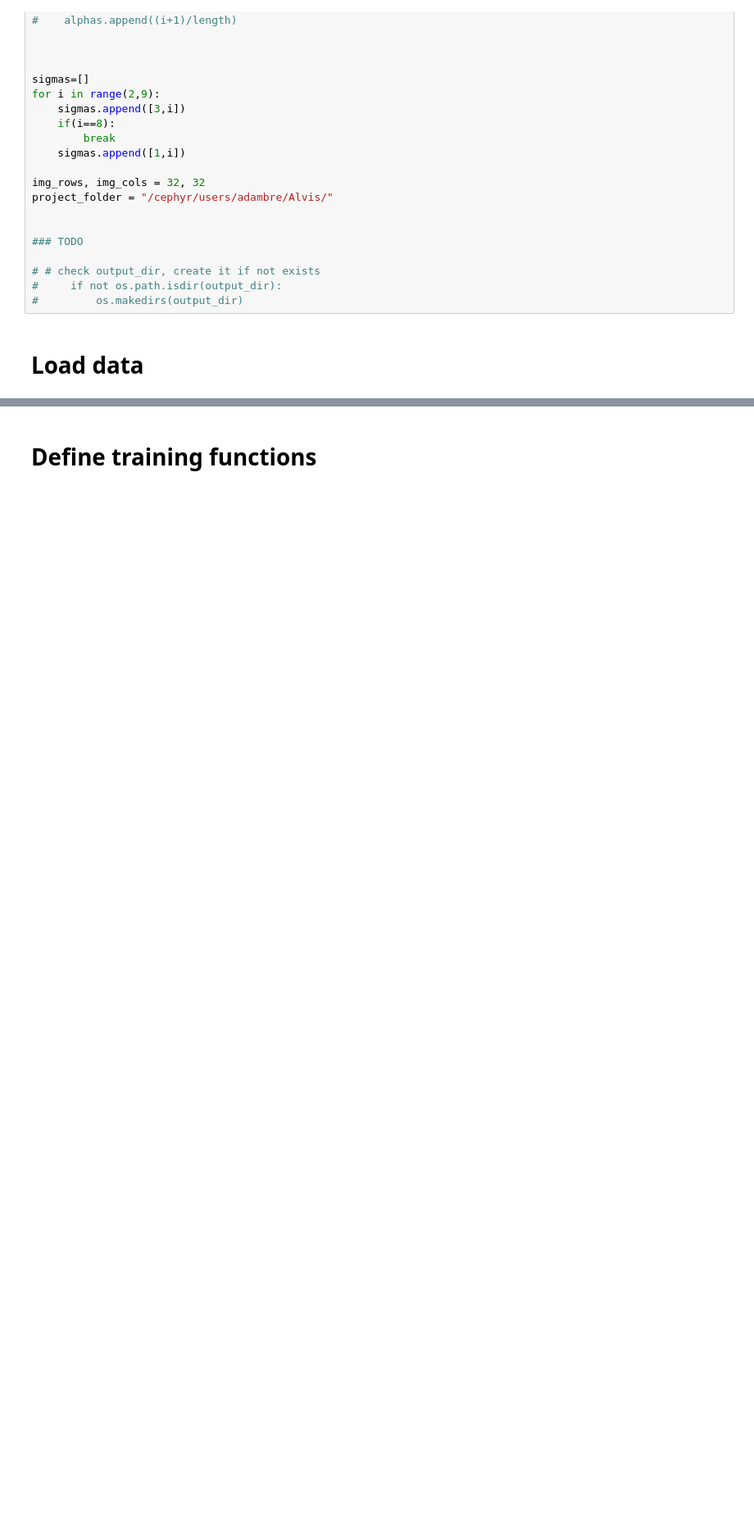
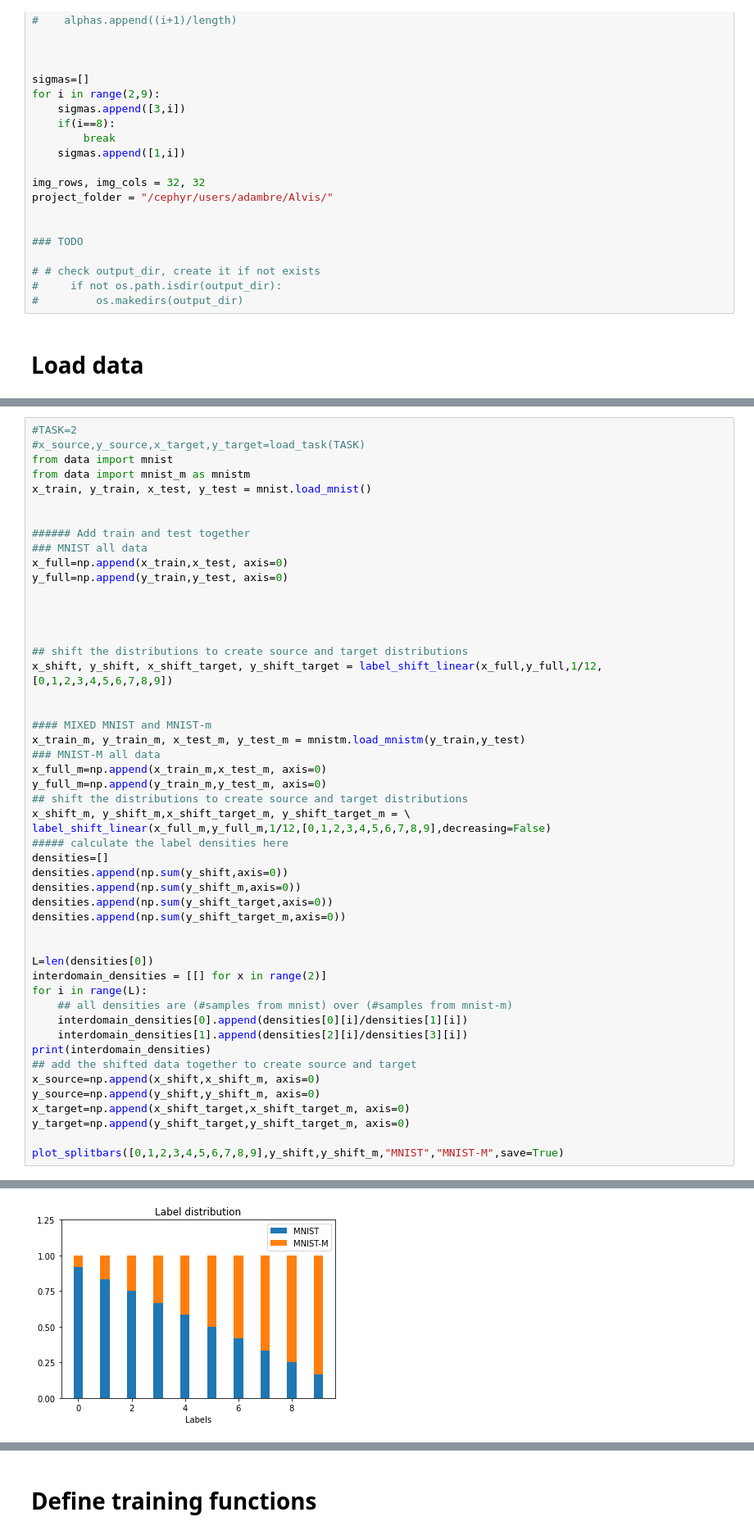
Before and after one commit to Breitholtz/mnist_transfer, a Jupyter notebook: minimal_example.ipynb, the cells around one changed output, grey strips where cells are left out. Shown at 82% size. Saved outputs shown, nothing was run; the diff lists cells and outputs as text; blank space fills up the shorter version.

```diff
--- a/minimal_example.ipynb
+++ b/minimal_example.ipynb
@@ -170,0 +216,51 @@ Test set (10000, 32, 32, 3) (10000, 10)
+# %%
+#TASK=2
+#x_source,y_source,x_target,y_target=load_task(TASK)
+from data import mnist
+from data import mnist_m as mnistm
+x_train, y_train, x_test, y_test = mnist.load_mnist()
+
+
+###### Add train and test together
+### MNIST all data
+x_full=np.append(x_train,x_test, axis=0)
+y_full=np.append(y_train,y_test, axis=0)
+
+
+
+
+## shift the distributions to create source and target distributions
+x_shift, y_shift, x_shift_target, y_shift_target = label_shift_linear(x_full,y_full,1/12,[0,1,2,3,4,5,6,7,8,9])
+
+
+#### MIXED MNIST and MNIST-m
+x_train_m, y_train_m, x_test_m, y_test_m = mnistm.load_mnistm(y_train,y_test)
+### MNIST-M all data
+x_full_m=np.append(x_train_m,x_test_m, axis=0)
+y_full_m=np.append(y_train_m,y_test_m, axis=0)
+## shift the distributions to create source and target distributions
+x_shift_m, y_shift_m,x_shift_target_m, y_shift_target_m = \
+label_shift_linear(x_full_m,y_full_m,1/12,[0,1,2,3,4,5,6,7,8,9],decreasing=False)
+##### calculate the label densities here
+densities=[]
+densities.append(np.sum(y_shift,axis=0))
+densities.append(np.sum(y_shift_m,axis=0))
+densities.append(np.sum(y_shift_target,axis=0))
+densities.append(np.sum(y_shift_target_m,axis=0))
+
+
+L=len(densities[0])
+interdomain_densities = [[] for x in range(2)]
+for i in range(L):
+    ## all densities are (#samples from mnist) over (#samples from mnist-m)
+    interdomain_densities[0].append(densities[0][i]/densities[1][i])
+    interdomain_densities[1].append(densities[2][i]/densities[3][i])
+print(interdomain_densities)
+## add the shifted data together to create source and target
+x_source=np.append(x_shift,x_shift_m, axis=0)
+y_source=np.append(y_shift,y_shift_m, axis=0)
+x_target=np.append(x_shift_target,x_shift_target_m, axis=0)
+y_target=np.append(y_shift_target,y_shift_target_m, axis=0)
+
+plot_splitbars([0,1,2,3,4,5,6,7,8,9],y_shift,y_shift_m,"MNIST","MNIST-M",save=True)
+# %% [output]
@@ -170,0 +279 @@ Test set (10000, 32, 32, 3) (10000, 10)
+[figure, added]
```
Also changed, not shown: parts of 7 cells of this notebook.
